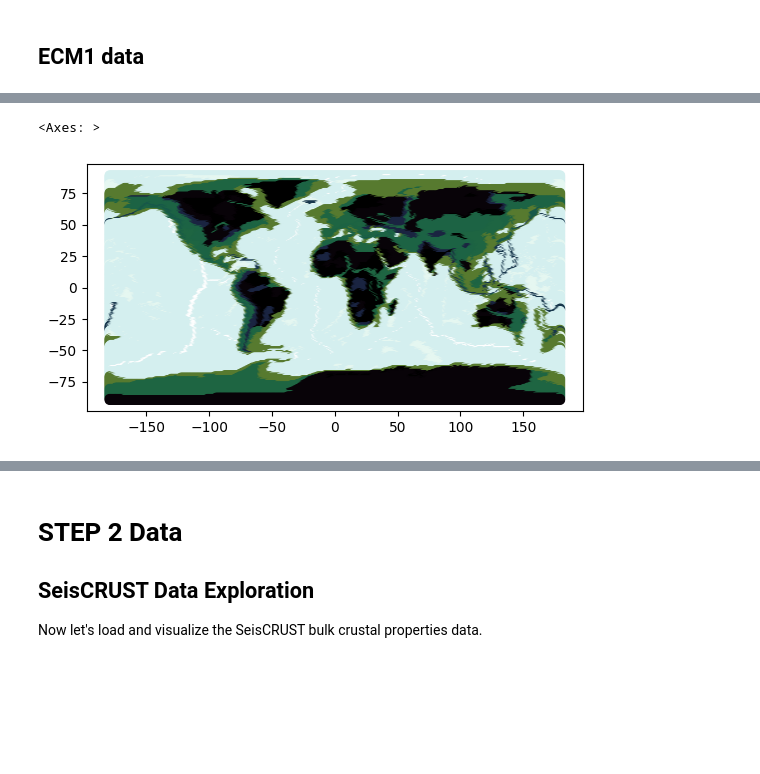
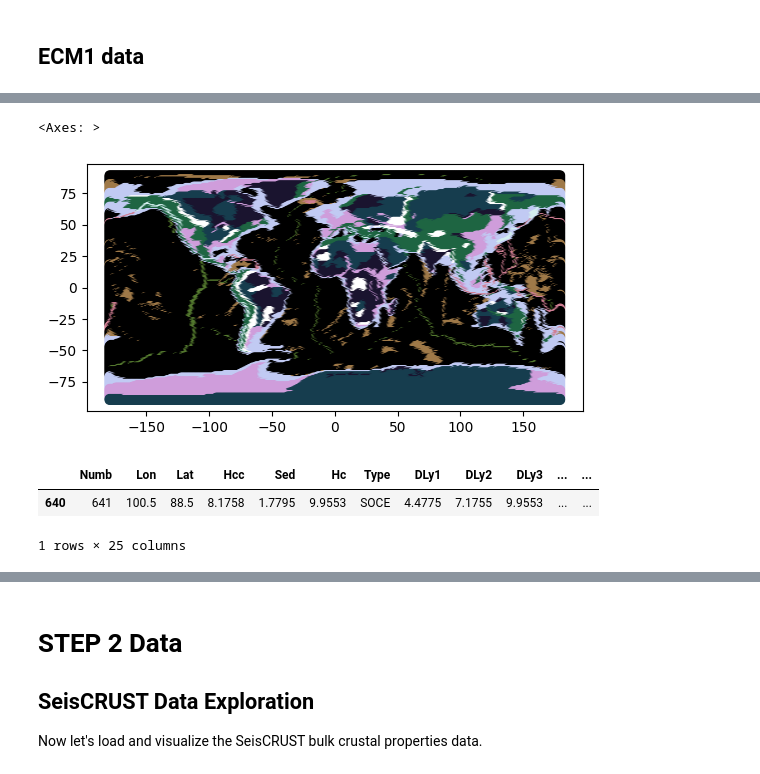
Before and after one commit to agartha-ai/agartha, a Jupyter notebook: dataexplorer.ipynb, the cells around one changed output, grey strips where cells are left out. Cells and saved outputs as stored; diff of their text form; code cells hidden in the pictures; blank space fills up the shorter version.

```diff
--- a/dataexplorer.ipynb
+++ b/dataexplorer.ipynb
@@ -164,5 +224,11 @@ ecm1_gf
 # %%
-ecm1_gf.plot('RHO1', cmap='cubehelix_r')
+ecm1_gf.plot('Type', cmap='cubehelix_r')
 # %% [output]
 <Axes: >
-[figure, old version]
+[figure, new version]
+# %%
+ecm1_df[(ecm1_df.Lon==100.5) & (ecm1_df.Lat==88.5)]
+# %% [output]
+|  | Numb | Lon | Lat | Hcc | Sed | Hc | Type | DLy1 | DLy2 | DLy3 | ... | ... |
+| 640 | 641 | 100.5 | 88.5 | 8.1758 | 1.7795 | 9.9553 | SOCE | 4.4775 | 7.1755 | 9.9553 | ... | ... |
+1 rows × 25 columns
```
Also changed, not shown: parts of 5 cells of this notebook, 1 other file.
